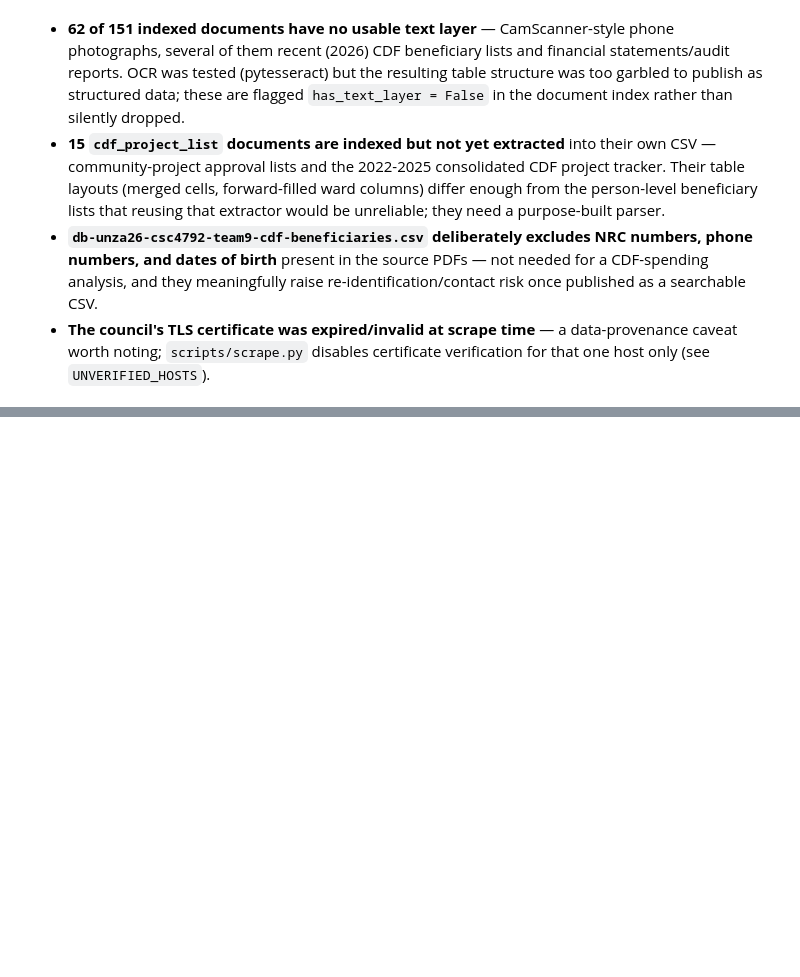
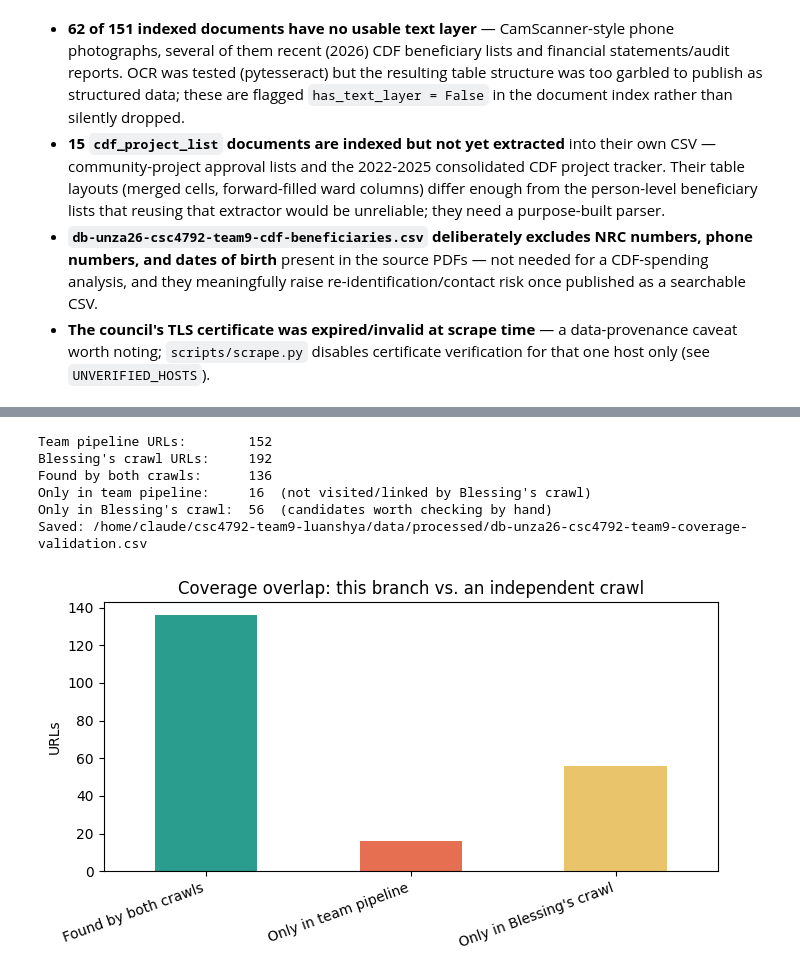
Before and after one commit to Elijahzulu/Data-Mining-Luanshya-Municipal-Council-DataSet, a Jupyter notebook: notebook.ipynb, the cells around one changed output, grey strips where cells are left out. Drawn from its saved outputs; the diff is of its cells as text; code cells hidden in the pictures; blank space fills up the shorter version.

```diff
--- a/notebook.ipynb
+++ b/notebook.ipynb
@@ -222,0 +235,32 @@ display(news.drop(columns=['body_text']).sort_values('published_date'))
+# %%
+import subprocess
+
+result = subprocess.run(['python3', 'scripts/validate_coverage.py'], capture_output=True, text=True)
+print(result.stdout)
+if result.returncode != 0:
+    print(result.stderr)
+
+coverage = pd.read_csv(PROCESSED / 'db-unza26-csc4792-team9-coverage-validation.csv', sep='|')
+
+both = ((coverage['in_team_pipeline']) & (coverage['in_blessing_crawl'])).sum()
+only_team = ((coverage['in_team_pipeline']) & (~coverage['in_blessing_crawl'])).sum()
+only_blessing = ((~coverage['in_team_pipeline']) & (coverage['in_blessing_crawl'])).sum()
+
+overlap = pd.Series(
+    {'Found by both crawls': both, 'Only in team pipeline': only_team, 'Only in Blessing\'s crawl': only_blessing}
+)
+fig, ax = plt.subplots(figsize=(7, 4))
+overlap.plot.bar(ax=ax, color=['#2a9d8f', '#e76f51', '#e9c46a'])
+ax.set_ylabel('URLs')
+ax.set_title('Coverage overlap: this branch vs. an independent crawl')
+plt.xticks(rotation=20, ha='right')
+plt.tight_layout()
+plt.show()
+# %% [output]
+Team pipeline URLs:        152
+Blessing's crawl URLs:     192
+Found by both crawls:      136
+Only in team pipeline:     16  (not visited/linked by Blessing's crawl)
+Only in Blessing's crawl:  56  (candidates worth checking by hand)
+Saved: /home/claude/csc4792-team9-luanshya/data/processed/db-unza26-csc4792-team9-coverage-validation.csv
+[figure, added]
```
Also changed, not shown: parts of 3 cells of this notebook, 3 other files.
